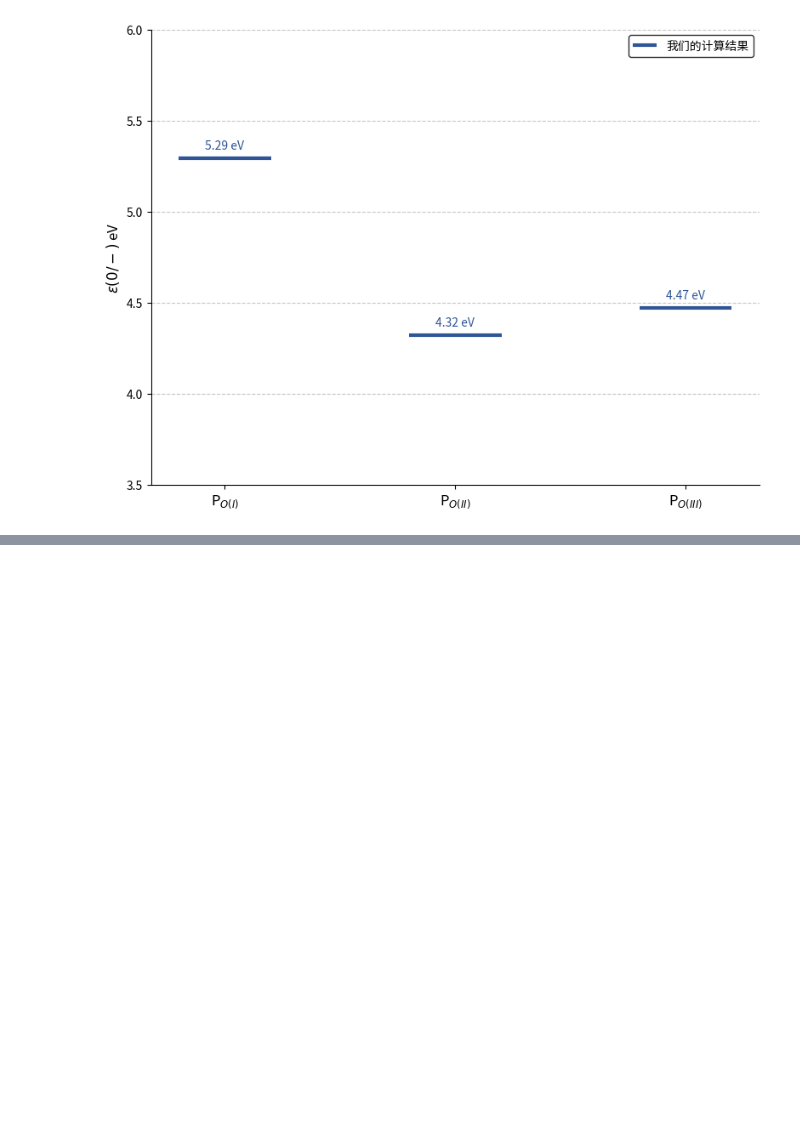
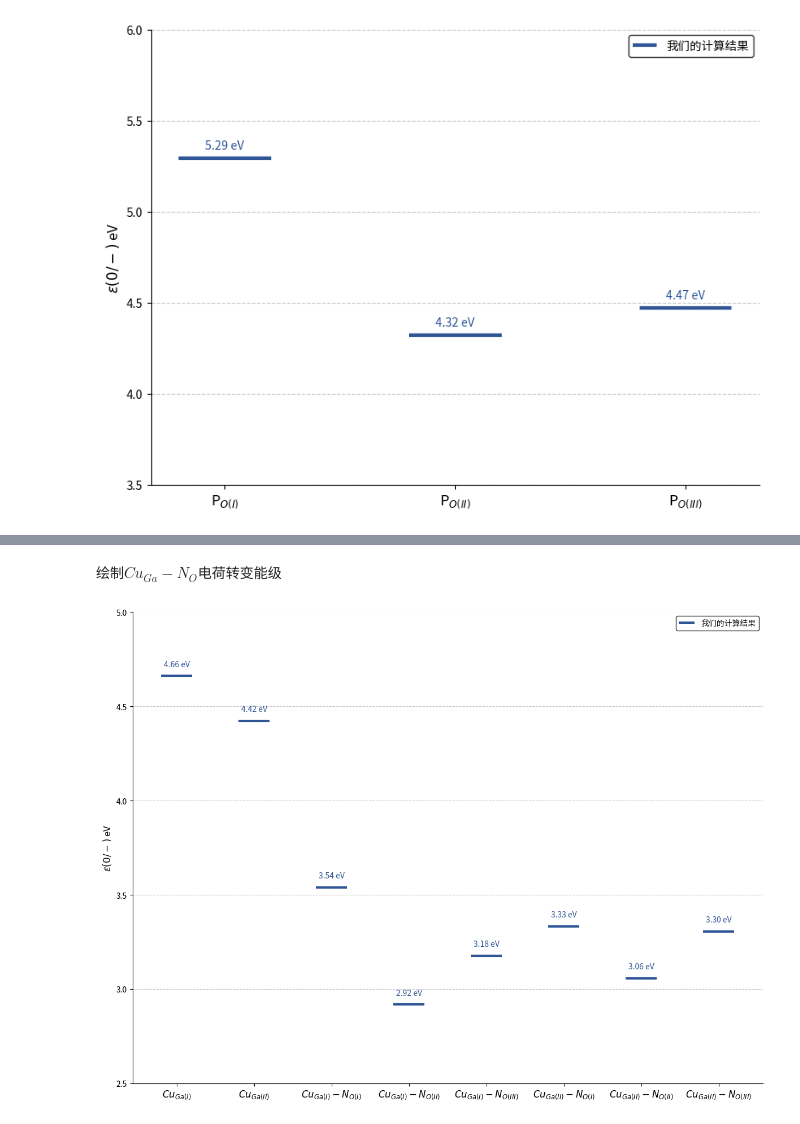
Before and after one commit to MelVoyager/P-type-Ga2O3, a Jupyter notebook: util/plot.ipynb, the cells around one changed output, grey strips where cells are left out. Saved outputs shown, nothing was run; the diff lists cells and outputs as text; code cells hidden in the pictures; blank space fills up the shorter version.

```diff
--- a/util/plot.ipynb
+++ b/util/plot.ipynb
@@ -215,0 +428,72 @@ plt.show()
+# %% [markdown]
+绘制$Cu_{Ga}-N_O$电荷转变能级
+# %%
+# 数据准备（仅保留第一个来源的数据）
+data = {
+    r"$Cu_{Ga(I)}$": [4.66190E+00],
+    r"$Cu_{Ga(II)}$": [4.42301E+00],
+    r"$Cu_{Ga(I)}-N_{O(I)}$": [3.53850E+00],
+    r"$Cu_{Ga(I)}-N_{O(II)}$": [2.91794E+00],
+    r"$Cu_{Ga(I)}-N_{O(III)}$": [3.17608E+00],
+    r"$Cu_{Ga(II)}-N_{O(I)}$": [3.33367E+00],
+    r"$Cu_{Ga(II)}-N_{O(II)}$": [3.05650E+00],
+    r"$Cu_{Ga(II)}-N_{O(III)}$": [3.30498E+00],
+}
+
+# 图形参数设置（简化为一个来源）
+x_positions = [1, 2, 3, 4, 5, 6, 7, 8]  # 每列在x轴上的位置
+colors = ['#2F5597']  # 仅使用第一个颜色
+labels = ['我们的计算结果']  # 仅保留第一个标签
+column_width = 0.8
+
+plt.figure(figsize=(12, 9))
+ax = plt.gca()
+
+# 绘制横线（简化循环）
+for idx, (defect, values) in enumerate(data.items()):
+    x_center = x_positions[idx]
+    x_min = x_center - column_width/4
+    x_max = x_center + column_width/4
+
+    # 只绘制第一个来源的数据
+    ax.hlines(y=values[0],  # 取列表中的第一个值
+              xmin=x_min,
+              xmax=x_max,
+              colors=colors[0],
+              linewidth=3,
+              label=labels[0] if idx == 0 else "")
+
+# 坐标轴设置（保持相同范围以维持比例）
+ax.set_xticks(x_positions)
+ax.set_xticklabels(data.keys(), fontsize=12)
+plt.ylabel(r"$\varepsilon(0/-)$ eV", fontsize=12)
+plt.ylim(2.5, 5)
+
+# 辅助网格保持原样
+ax.grid(axis='y', linestyle='--', alpha=0.7)
+
+# 图例设置（仅显示一个图例）
+legend = ax.legend(loc='upper right',
+                  frameon=True,
+                  edgecolor='black',
+                  fontsize=10)
+legend.get_frame().set_facecolor('white')
+
+# 数据标签（仅标注第一个来源）
+for idx, (defect, values) in enumerate(data.items()):
+    x_center = x_positions[idx]
+    ax.text(x_center,  # 居中显示
+           values[0] + 0.05,
+           f"{values[0]:.2f} eV",
+           ha='center',
+           color=colors[0],
+           fontsize=10)
+
+# 美化边框（保持原样）
+ax.spines['top'].set_visible(False)
+ax.spines['right'].set_visible(False)
+
+plt.tight_layout()
+plt.show()
+# %% [output]
+[figure, added]
```
Also changed, not shown: parts of 7 cells of this notebook, 27 other files.
